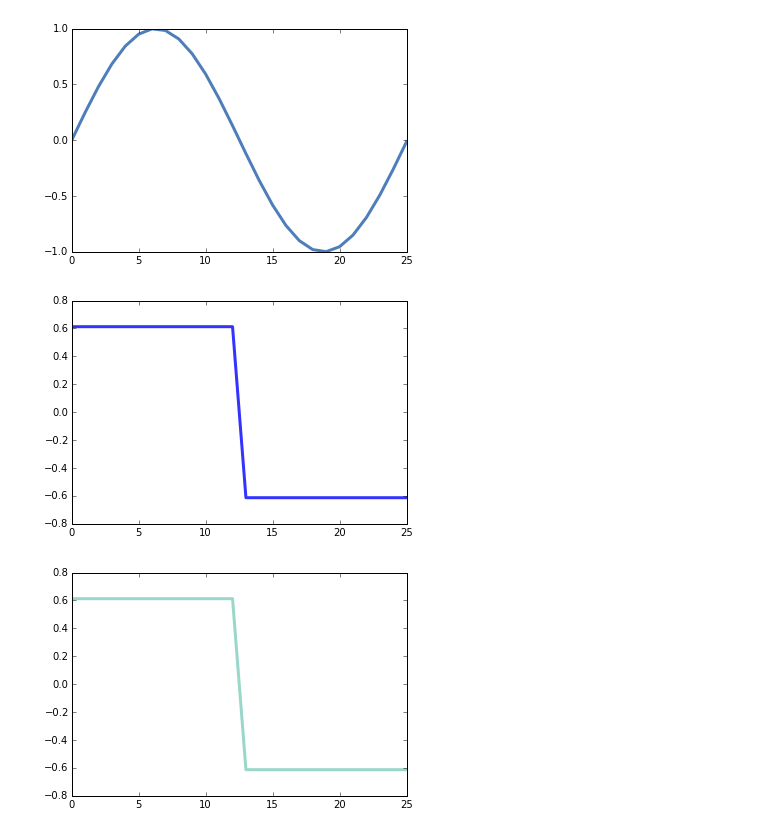
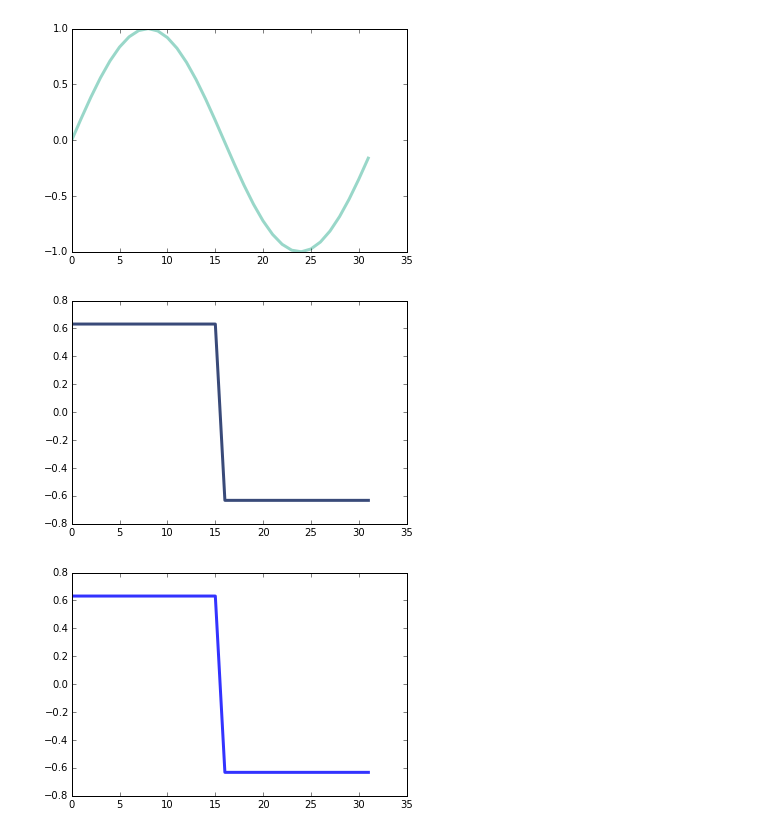
Before and after one commit to dinopants174/SigSys_Final_Project, a Jupyter notebook: ZG_Haar_Wavelet_Test.ipynb, the cells around one changed output. Saved outputs shown, nothing was run; the diff lists cells and outputs as text; code cells hidden in the pictures.

```diff
--- a/ZG_Haar_Wavelet_Test.ipynb
+++ b/ZG_Haar_Wavelet_Test.ipynb
@@ -14,13 +14,12 @@ PI2 = 2 * math.pi
 i = complex(0, 1)
 # %%
 signal = thinkdsp.Sinusoid(freq=440)
-wave = signal.make_wave(start=0, duration=1/440)
+wave = signal.make_wave(start=0, duration=1/440, framerate=14000)
 thinkplot.plot(wave.ys)
 # %% [output]
-[figure, old version]
+[figure, new version]
 # %%
 avg_tot = np.mean(wave.ys)  #f1(t)
-
 ys1 = wave.ys[0:len(wave.ys)/2]
 ys2 = wave.ys[len(wave.ys)/2:len(wave.ys)]
 avg1 = np.mean(ys1)
@@ -32,11 +31,11 @@ h2 = avg2 - avg_tot
 test = np.concatenate([h1*np.ones(len(ys1)),  h2*np.ones(len(ys2))])
 thinkplot.plot(test) #f2(t) - f1(t)
 # %% [output]
-[figure, old version]
+[figure, new version]
 # %%
 psi = np.concatenate([np.ones(len(wave.ys)/2), -np.ones(len(wave.ys)/2)])
 ans = h1*psi
 
 thinkplot.plot(ans)
 # %% [output]
-[figure, old version]
+[figure, new version]
```
Also changed, not shown: parts of 5 cells of this notebook.
